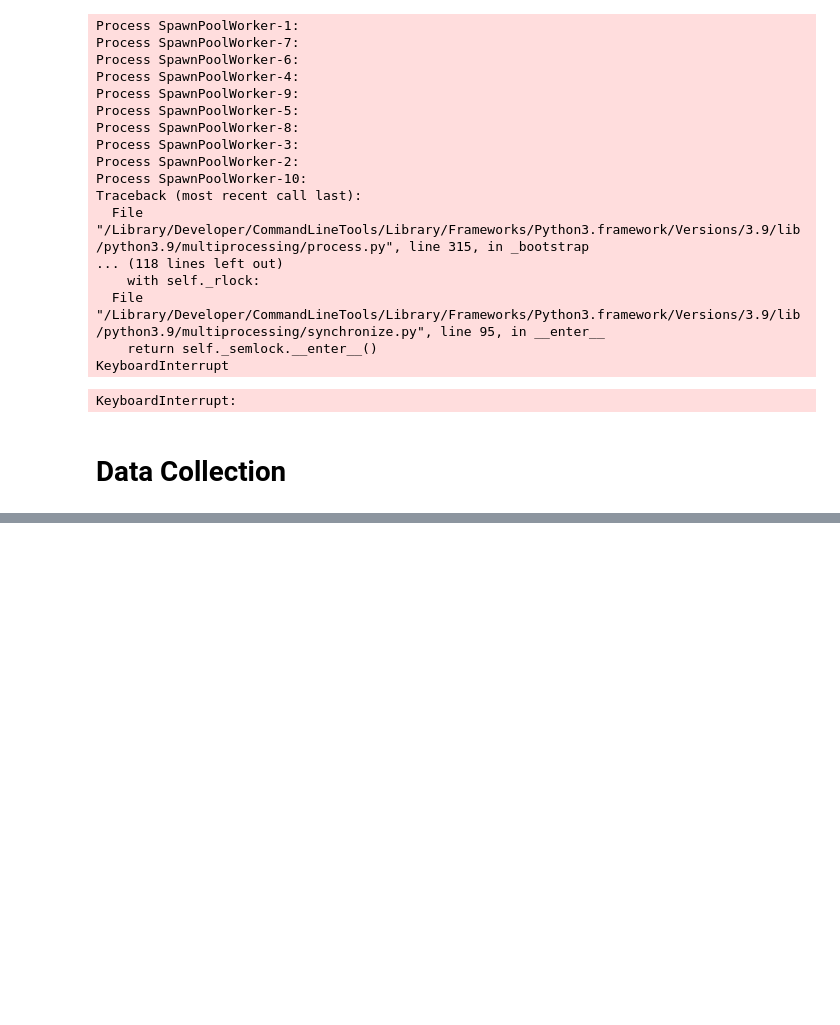
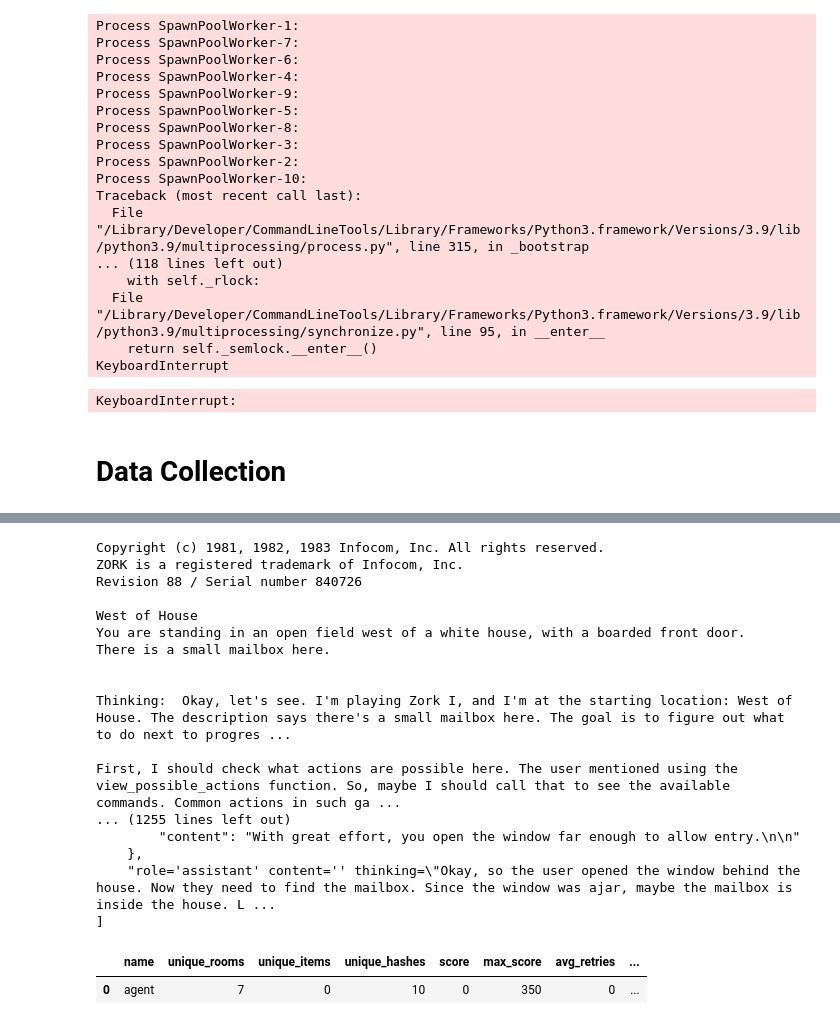
Before and after one commit to lewark/cs542-adventure, a Jupyter notebook: test_llms.ipynb, the cells around one changed output, grey strips where cells are left out. Saved outputs shown, nothing was run; the diff lists cells and outputs as text; code cells hidden in the pictures; blank space fills up the shorter version.

```diff
--- a/test_llms.ipynb
+++ b/test_llms.ipynb
@@ -651,16 +824,12 @@ KeyboardInterrupt
 KeyboardInterrupt
 KeyboardInterrupt:
 # %%
-def agent(max_retry=30, out_file=sys.stdout, model='qwen3'):
-    original_stdout = sys.stdout
-    sys.stdout = out_file
+def agent(max_retry=30, model='qwen3'):
 
     system_prompt = (
         f'Think step by step. You are playing {game}, an interactive fiction game. You must analyze the scenario the game presents to you and choose an action that will make progress. Your goal is to finish the game\n'
         'Use the tools provided to you to take actions, view possible actions for your current location, and view the game walkthrough if necessary'
     )
-
-    print("Playing game. 'q' to quit")
 
     initial_observation, info = env.reset()
     print(initial_observation)
@@ -672,8 +841,9 @@ def agent(max_retry=30, out_file=sys.stdout, model='qwen3'):
     ]
 
     done = False
+    unique_rooms = set()
+    unique_items = set()
     unique_hashes = set()
-    unique_rooms = set()
 
     def do_game_action(action: str) -> str:
         """Perform an action in the active text adventure game and see the result"""
@@ -687,6 +857,7 @@ def agent(max_retry=30, out_file=sys.stdout, model='qwen3'):
         nonlocal unique_hashes, unique_rooms
         game_response, reward, done, info = env.step(action)
         unique_rooms.add(env.get_player_location().name)
+        unique_items.update([item.name for item in env.get_inventory()])
         unique_hashes.add(env.get_world_state_hash())
         return game_response
 
@@ -721,8 +892,10 @@ def agent(max_retry=30, out_file=sys.stdout, model='qwen3'):
         memory.append(ollama.Message(role='user', content=f'{game_response}'))
 
         while True: # Keep looping until it finishes tool calls (which is kind of never)
+            print(f'[r{retries}]')
+
             start = time.time()
-            response = ollama.chat(model=model, messages=memory, think=True, tools=[do_game_action, view_possible_actions, view_walkthrough])
+            response = ollama.chat(model=model, messages=memory, think=True, tools=[do_game_action, view_possible_actions, view_walkthrough], options={'num_ctx': 2048})
             generate_times.append(time.time() - start)
             memory.append(response.message)
 
@@ -754,10 +927,9 @@ def agent(max_retry=30, out_file=sys.stdout, model='qwen3'):
     print('Memory at end:')
     print(json.dumps(memory, indent=4, default=str))
 
-
-    sys.stdout = original_stdout
     return {
         'unique_rooms': len(unique_rooms),
+        'unique_items': len(unique_items),
         'unique_hashes': len(unique_hashes),
         'score': info['score'],
         'max_score': env.get_max_score(),
@@ -815,18 +987,24 @@ os.makedirs(output_dir, exist_ok=True)
 
 calls = {
     'basic_llm': basic_llm,
-    # 'basic_llm_with_memory': basic_llm_with_memory,
-    # 'basic_llm_with_memory_chatgpt': lambda out_file: basic_llm_with_memory(system_prompt=system_prompt_memory_chatgpt, out_file=out_file),
-    # 'memory_analyze_then_command': memory_analyze_then_command,
-    # 'memory_and_provided_commands': memory_and_provided_commands,
-    # 'memory_analyze_provided_commands': memory_analyze_provided_commands,
-    # 'memory_analyze_provided_commands_chat': memory_analyze_provided_commands_chat,
+    'basic_llm_with_memory': basic_llm_with_memory,
+    'basic_llm_with_memory_chatgpt': lambda: basic_llm_with_memory(system_prompt=system_prompt_memory_chatgpt),
+    'memory_analyze_then_command': memory_analyze_then_command,
+    'memory_and_provided_commands': memory_and_provided_commands,
+    'memory_analyze_provided_commands': memory_analyze_provided_commands,
+    'memory_analyze_provided_commands_chat': memory_analyze_provided_commands_chat,
 }
 
 full_results = []
 for name, func in calls.items():
-    # with open(os.path.join(output_dir, f'{name}_output.txt'), 'w') as f:
+
+    # for repeat in range(3):
+    #     with open(os.path.join(output_dir, f'{name}_output{repeat}.txt'), 'w') as f:
+    #         results = func(out_file=f, )
+    #     f = None # For some reason
     results = func()
+    f = None # For some reason
+
     full_results.append({'name': name, **results})
 
 df = pd.DataFrame(full_results)
@@ -844,18 +1143,35 @@ ConnectionError: Failed to connect to Ollama. Please check that Ollama is downlo
 # %%
 long_calls = {
     'agent': agent
 }
 
 full_results = []
-output_dir = f'outputs/{datetime.datetime.now().strftime("%Y%m%d_%H%M%S")}'
-os.makedirs(output_dir, exist_ok=True)
-for name, func in calls.items():
-    with open(os.path.join(output_dir, f'{name}_output.txt'), 'w') as f:
-        results = func(out_file=f)
+for name, func in long_calls.items():
+    results = func()
     full_results.append({'name': name, **results})
 
 long_df = pd.DataFrame(full_results)
 long_df
+# %% [output]
+Copyright (c) 1981, 1982, 1983 Infocom, Inc. All rights reserved.
+ZORK is a registered trademark of Infocom, Inc.
+Revision 88 / Serial number 840726
+
+West of House
+You are standing in an open field west of a white house, with a boarded front door.
+There is a small mailbox here.
+
+
+Thinking:  Okay, let's see. I'm playing Zork I, and I'm at the starting location: West of House. The description says there's a small mailbox here. The goal is to figure out what to do next to progres ...
+
+First, I should check what actions are possible here. The user mentioned using the view_possible_actions function. So, maybe I should call that to see the available commands. Common actions in such ga ...
+... (1255 lines left out)
+        "content": "With great effort, you open the window far enough to allow entry.\n\n"
+    },
+    "role='assistant' content='' thinking=\"Okay, so the user opened the window behind the house. Now they need to find the mailbox. Since the window was ajar, maybe the mailbox is inside the house. L ...
+]
+|  | name | unique_rooms | unique_items | unique_hashes | score | max_score | avg_retries | ... |
+| 0 | agent | 7 | 0 | 10 | 0 | 350 | 0 | ... |
 # %%
 df = pd.concat([df, long_df])
 # %%
```
Also changed, not shown: parts of 21 cells of this notebook.
